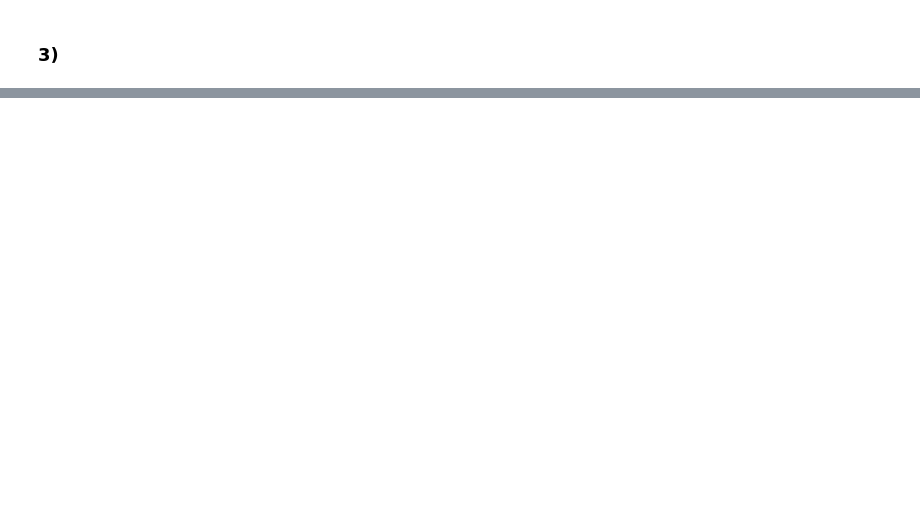
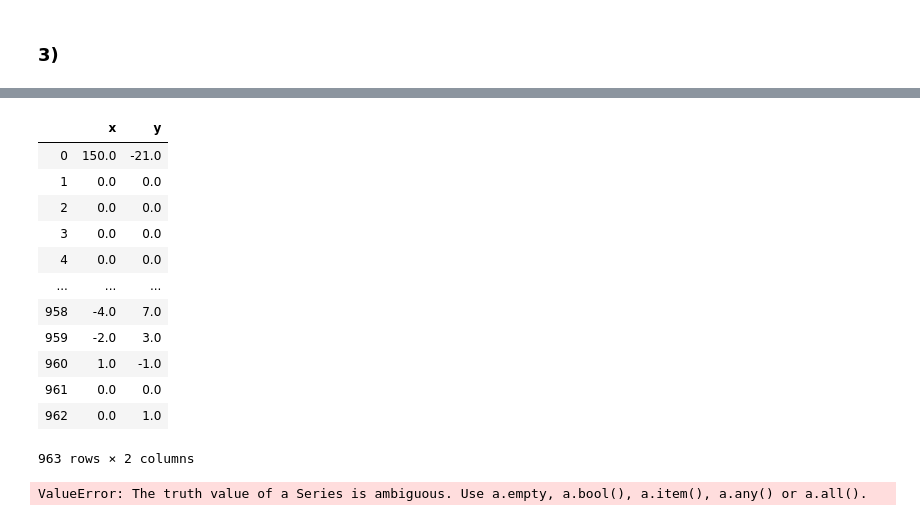
Before and after one commit to siriusted/GMM, a Jupyter notebook: Lab1.ipynb, the cells around one changed output, grey strips where cells are left out. Cells and saved outputs as stored; diff of their text form; code cells hidden in the pictures; blank space fills up the shorter version.

```diff
--- a/Lab1.ipynb
+++ b/Lab1.ipynb
@@ -50,0 +53,26 @@ plt.scatter(data.x, data.y)
+# %%
+data
+# %% [output]
+|  | x | y |
+| 0 | 150.0 | -21.0 |
+| 1 | 0.0 | 0.0 |
+| 2 | 0.0 | 0.0 |
+| 3 | 0.0 | 0.0 |
+| 4 | 0.0 | 0.0 |
+| ... | ... | ... |
+| 958 | -4.0 | 7.0 |
+| 959 | -2.0 | 3.0 |
+| 960 | 1.0 | -1.0 |
+| 961 | 0.0 | 0.0 |
+| 962 | 0.0 | 1.0 |
+963 rows × 2 columns
+# %%
+for i in range(len(data2)):
+    x = data2[i][0]
+    y = data2[i][1]
+    if x != 0 or y != 0:
+        mag = np.sqrt(x**2 + y**2)
+        data2[i][0] = x / mag
+        data2[i][1] = y / mag
+# %% [output]
+ValueError: The truth value of a Series is ambiguous. Use a.empty, a.bool(), a.item(), a.any() or a.all().
```
Also changed, not shown: parts of 4 cells of this notebook.
